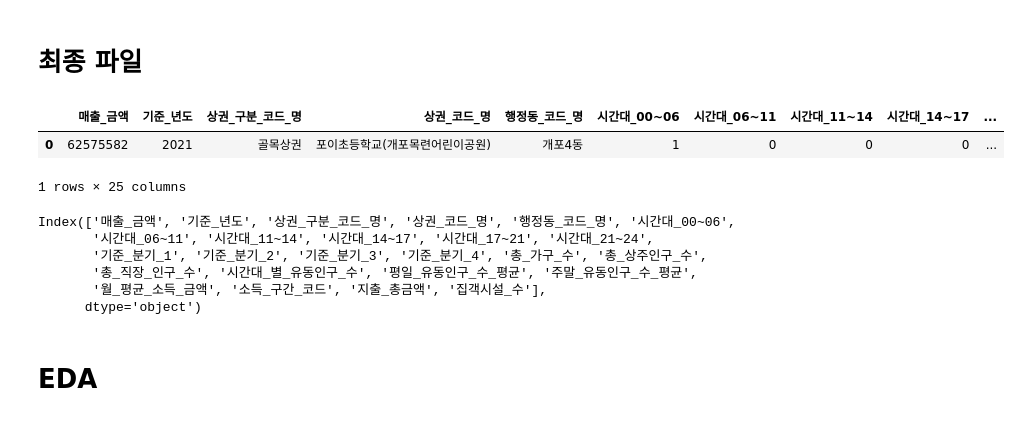
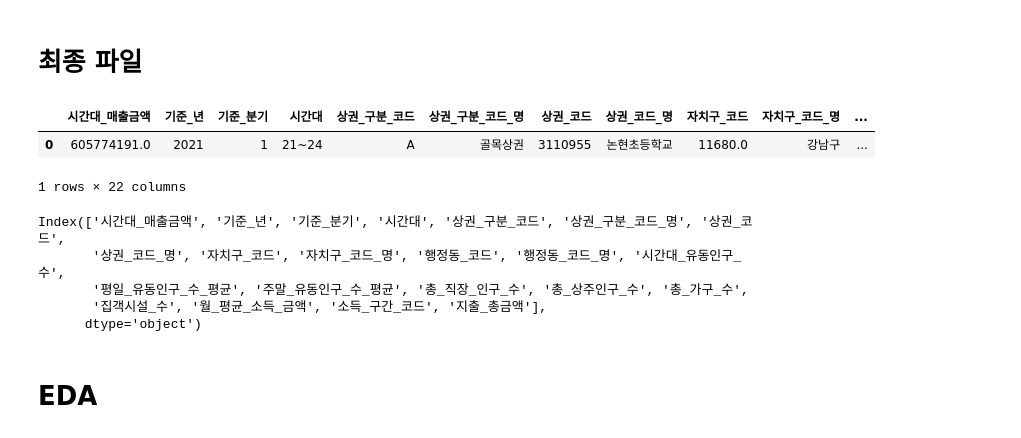
Before and after one commit to hyelin606/Semi-Project, a Jupyter notebook: 최종.ipynb, the cells around one changed output. Saved outputs shown, nothing was run; the diff lists cells and outputs as text; code cells hidden in the pictures.

```diff
--- a/최종.ipynb
+++ b/최종.ipynb
@@ -3,25 +3,24 @@
 # %%
 import pandas as pd
 
 # CSV 파일 불러오기
-file_path = 'data/2021~2023/final_reordered.csv'
+file_path = 'data/final_reordered.csv'
 df = pd.read_csv(file_path)
 
 # 데이터프레임 확인
 df.head(1)
 # %% [output]
-|  | 매출_금액 | 기준_년도 | 상권_구분_코드_명 | 상권_코드_명 | 행정동_코드_명 | 시간대_00~06 | 시간대_06~11 | 시간대_11~14 | 시간대_14~17 | ... |
-| 0 | 62575582 | 2021 | 골목상권 | 포이초등학교(개포목련어린이공원) | 개포4동 | 1 | 0 | 0 | 0 | ... |
+|  | 시간대_매출금액 | 기준_년 | 기준_분기 | 시간대 | 상권_구분_코드 | 상권_구분_코드_명 | 상권_코드 | 상권_코드_명 | 자치구_코드 | 자치구_코드_명 | ... |
+| 0 | 605774191.0 | 2021 | 1 | 21~24 | A | 골목상권 | 3110955 | 논현초등학교 | 11680.0 | 강남구 | ... |
-1 rows × 25 columns
+1 rows × 22 columns
 # %%
 # 컬럼 확인
 print(df.columns)
 # %% [output]
-Index(['매출_금액', '기준_년도', '상권_구분_코드_명', '상권_코드_명', '행정동_코드_명', '시간대_00~06',
-       '시간대_06~11', '시간대_11~14', '시간대_14~17', '시간대_17~21', '시간대_21~24',
-       '기준_분기_1', '기준_분기_2', '기준_분기_3', '기준_분기_4', '총_가구_수', '총_상주인구_수',
-       '총_직장_인구_수', '시간대_별_유동인구_수', '평일_유동인구_수_평균', '주말_유동인구_수_평균',
-       '월_평균_소득_금액', '소득_구간_코드', '지출_총금액', '집객시설_수'],
+Index(['시간대_매출금액', '기준_년', '기준_분기', '시간대', '상권_구분_코드', '상권_구분_코드_명', '상권_코드',
+       '상권_코드_명', '자치구_코드', '자치구_코드_명', '행정동_코드', '행정동_코드_명', '시간대_유동인구_수',
+       '평일_유동인구_수_평균', '주말_유동인구_수_평균', '총_직장_인구_수', '총_상주인구_수', '총_가구_수',
+       '집객시설_수', '월_평균_소득_금액', '소득_구간_코드', '지출_총금액'],
       dtype='object')
 # %%
 import matplotlib.pyplot as plt
```
Also changed, not shown: parts of 17 cells of this notebook, 16 other files.
